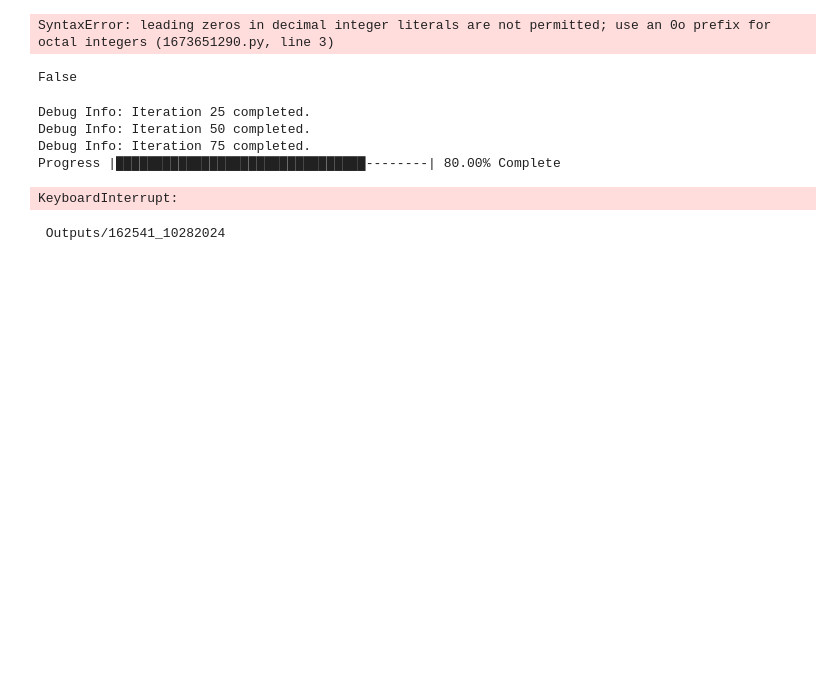
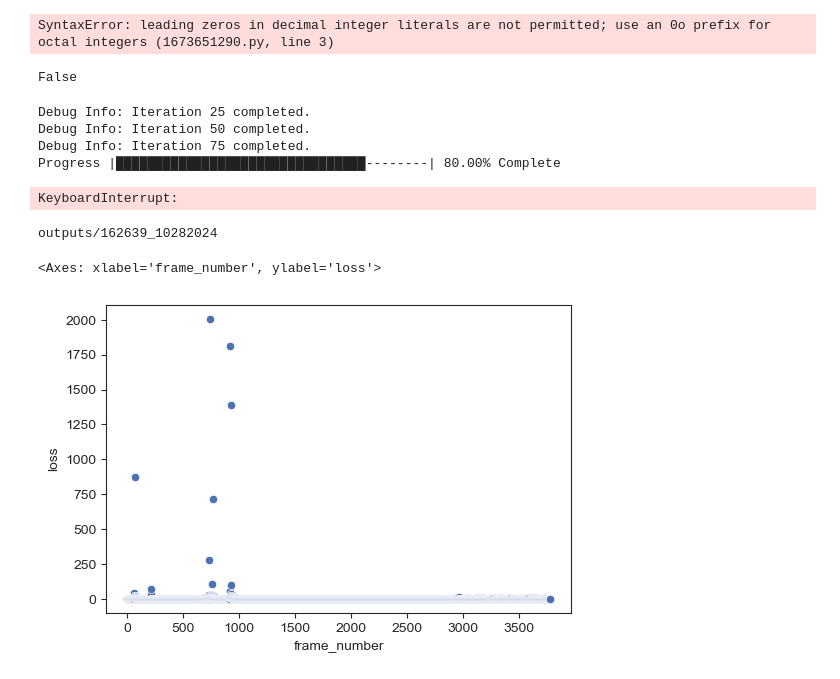
Before and after one commit to Hal609/PunchOut_DeepLearning, a Jupyter notebook: test.ipynb, the cells around one changed output. Drawn from its saved outputs; the diff is of its cells as text; code cells hidden in the pictures; blank space fills up the shorter version.

Commit message:
Improve visualisations

```diff
--- a/test.ipynb
+++ b/test.ipynb
@@ -104,23 +104,39 @@ import datetime
 import os
 import json
 
-output_folder = f' Outputs/{datetime.datetime.now().strftime("%H%M%S_%m%d%Y")}'
+output_folder = f'outputs/{datetime.datetime.now().strftime("%H%M%S_%m%d%Y")}'
 print(output_folder)
 os.makedirs(output_folder)
-os.makedirs("out")
 
-# with open(output_folder + "/paramters.json", "w") as parameters_file:
-#     json.dump({
-#         "Network_Structure": [32, 32, 32],
-#         "Learning Rate": 0.2,
-#         "Optimiser": "test",
-#         "Max Memory Size": 100,
-#         "Gamma": 0.1,
-#         "Epsilon0": 1.0,
-#         "Epsilon Decay Factor": 0.995,
-#         "Epsilon Min": 0.05,
-#         "Batch Size": 64,
-#         "Update Target Every": 20
-#     }, parameters_file)
+with open(output_folder + "/paramters.json", "w") as parameters_file:
+    json.dump({
+        "Network_Structure": [32, 32, 32],
+        "Learning Rate": 0.2,
+        "Optimiser": "test",
+        "Max Memory Size": 100,
+        "Gamma": 0.1,
+        "Epsilon0": 1.0,
+        "Epsilon Decay Factor": 0.995,
+        "Epsilon Min": 0.05,
+        "Batch Size": 64,
+        "Update Target Every": 20
+    }, parameters_file)
 # %% [output]
- Outputs/162541_10282024
+outputs/162639_10282024
+# %%
+import os
+import pandas as pd
+import seaborn as sns
+sns.set_theme(
+    { "figure.figsize": (6, 4) },
+    style='ticks',
+    color_codes=True,
+    font_scale=0.8
+)
+
+newest_folder = sorted(os.listdir("Outputs"))[-1]
+data = pd.read_csv(f"Outputs/{newest_folder}/data.csv")
+sns.scatterplot(data, x="frame_number", y="loss")
+# %% [output]
+<Axes: xlabel='frame_number', ylabel='loss'>
+[figure, added]
```
Also changed, not shown: parts of 5 cells of this notebook, 26 other files.
